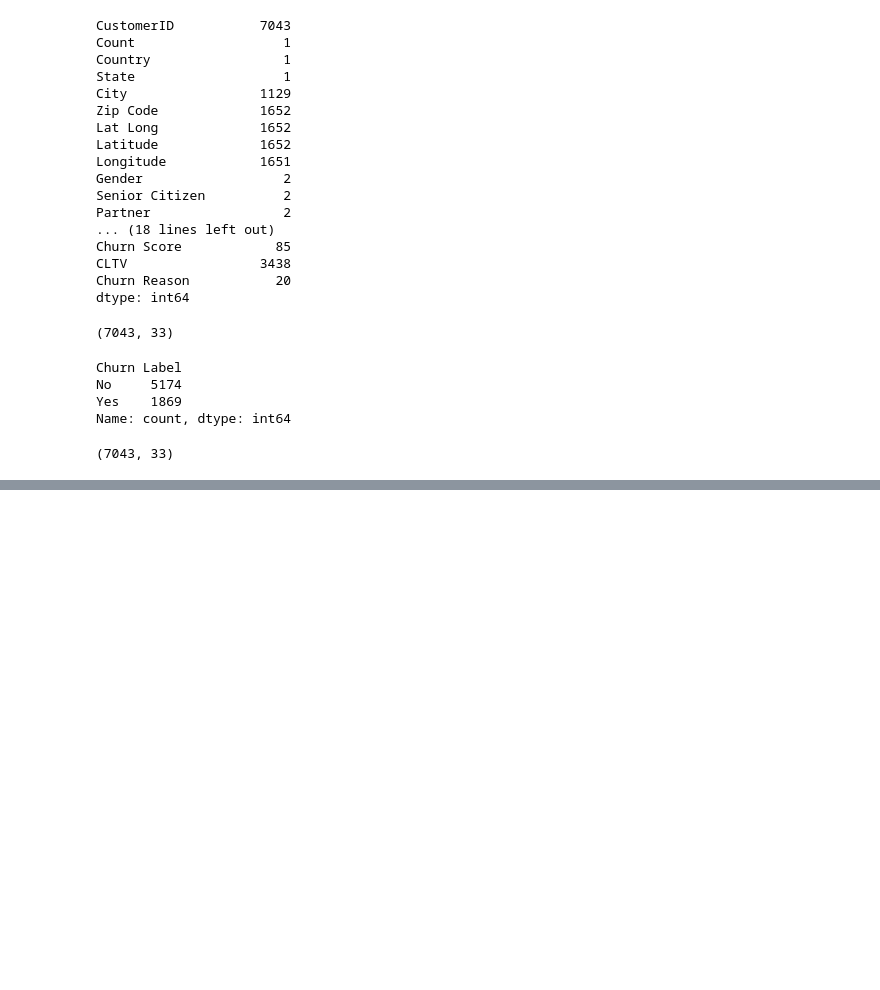
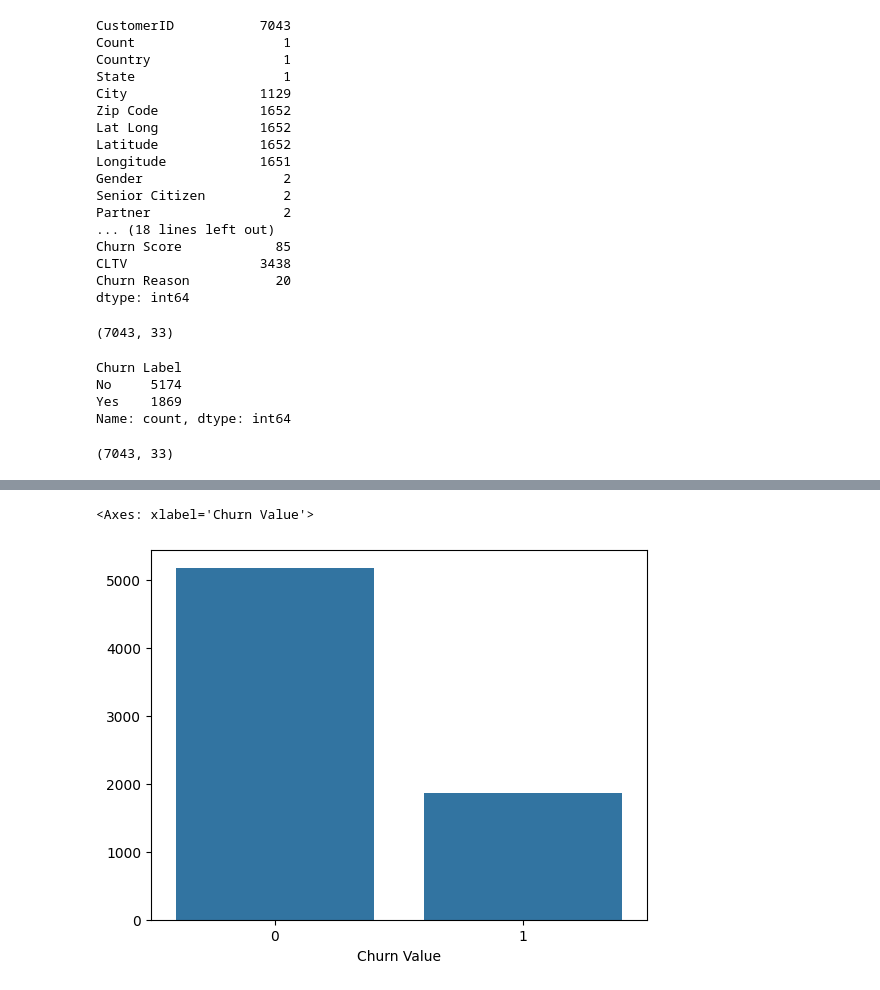
Before and after one commit to KEN-DATALABS/TELECOME-CHURN-PROJECT, a Jupyter notebook: prototype.ipynb, the cells around one changed output, grey strips where cells are left out. Cells and saved outputs as stored; diff of their text form; code cells hidden in the pictures; blank space fills up the shorter version.

```diff
--- a/prototype.ipynb
+++ b/prototype.ipynb
@@ -89,0 +162,5 @@ df.shape
+# %%
+sns.barplot(x=churn_value.index, y=churn_value.values)
+# %% [output]
+<Axes: xlabel='Churn Value'>
+[figure, added]
```
Also changed, not shown: parts of 31 cells of this notebook.
